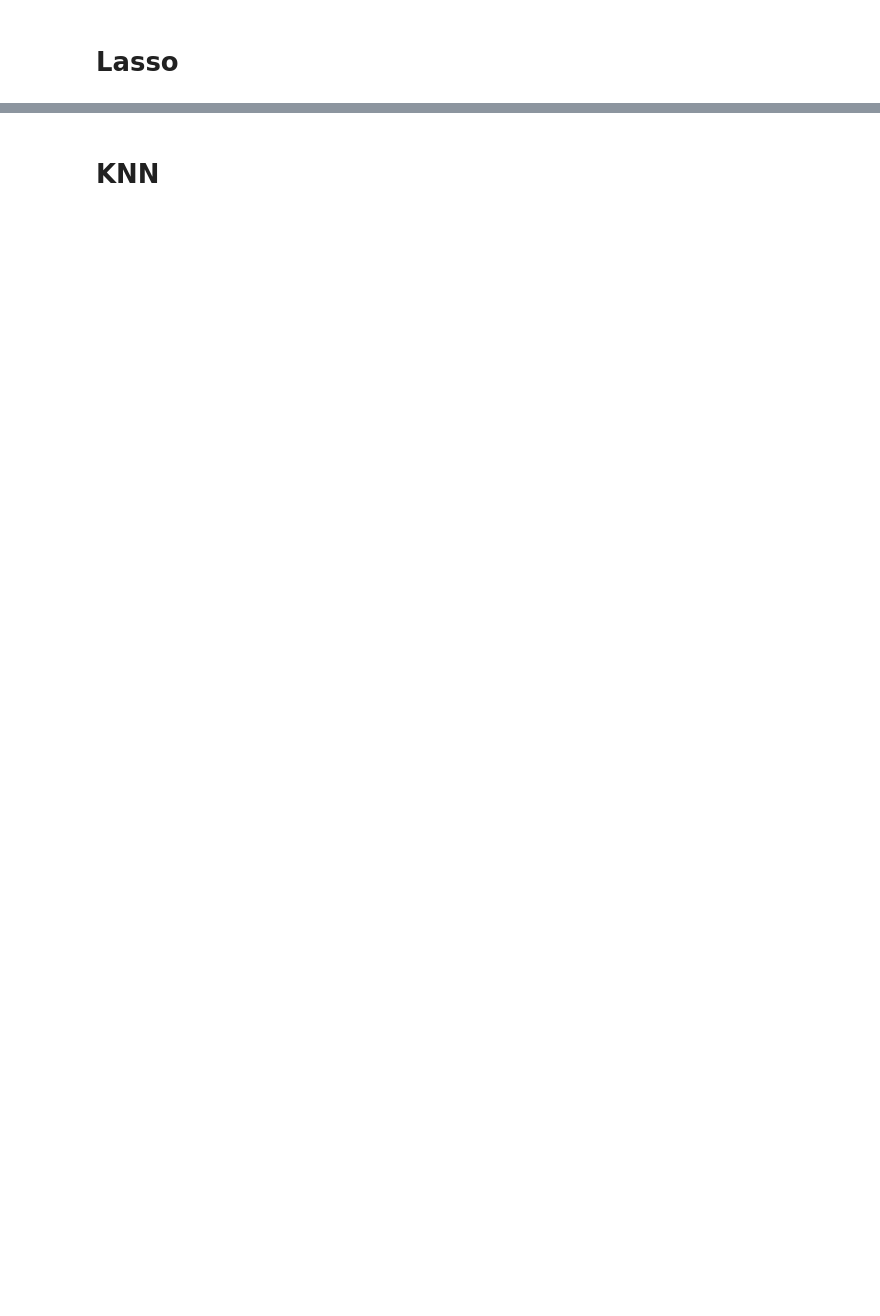
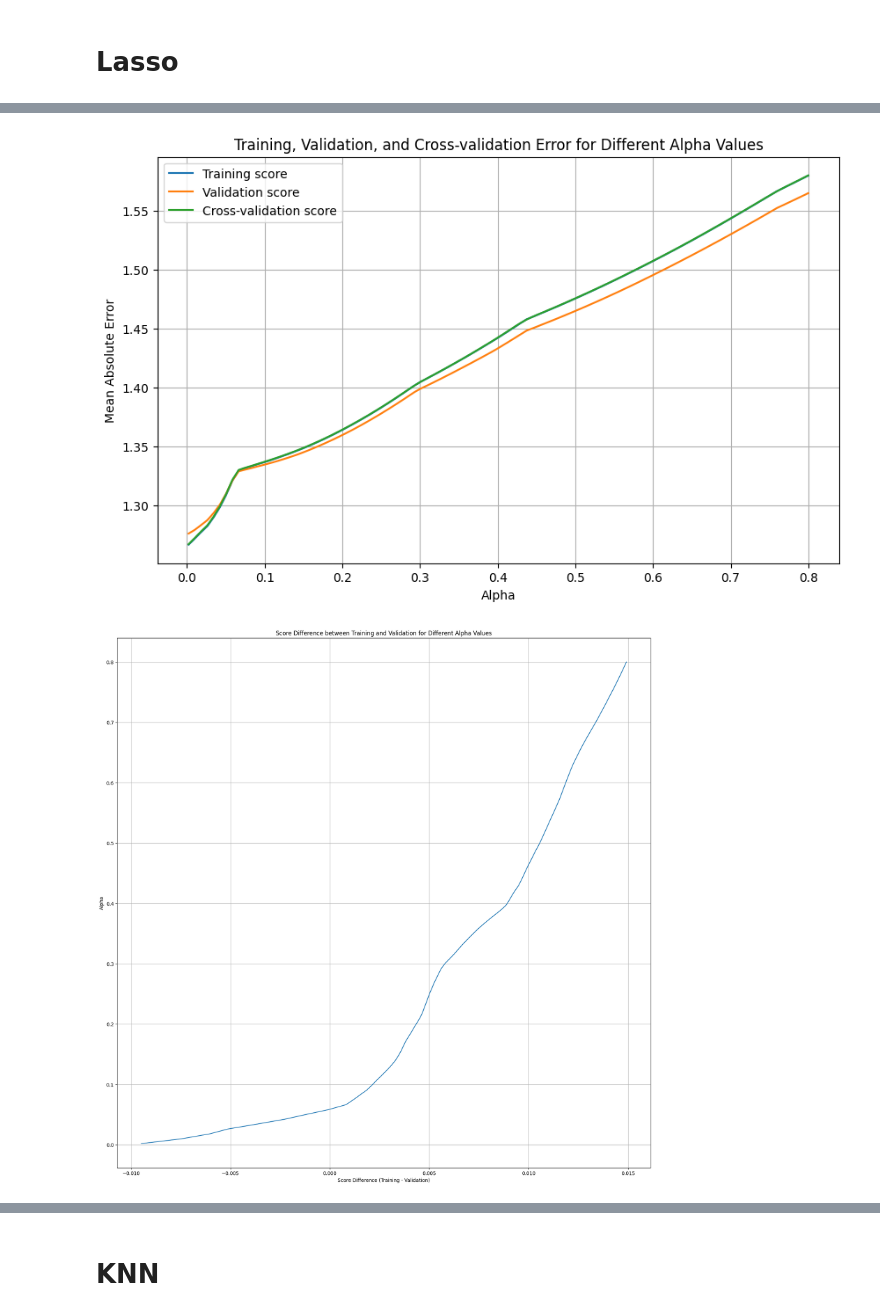
Before and after one commit to JMViJi/Regression-with-a-Crab-Age-Dataset, a Jupyter notebook: CrabAgeCompetition.ipynb, the cells around one changed output, grey strips where cells are left out. Cells and saved outputs as stored; diff of their text form; code cells hidden in the pictures; blank space fills up the shorter version.

Commit message:
Improved models (Exc. XGBoost)

```diff
--- a/CrabAgeCompetition.ipynb
+++ b/CrabAgeCompetition.ipynb
@@ -388,0 +410,7 @@ Best: -1.446574 using {'alpha': 0.1}
+# %%
+# Standardization of the data
+from sklearn.preprocessing import StandardScaler
+scaler = StandardScaler()
+X_train_Modelling_Lasso = scaler.fit_transform(X_train_Modelling_MC)
+# %%
+X_train_Modelling_Lasso = pd.DataFrame(X_train_Modelling_Lasso, columns=X_train_Modelling_MC.columns)
@@ -388,0 +460,24 @@ Best: -1.446574 using {'alpha': 0.1}
+# %%
+
+# Plot the scores
+plt.figure(figsize=(10,6))
+plt.plot(alphas, train_scores, label='Training score')
+plt.plot(alphas, val_scores, label='Validation score')
+plt.plot(alphas, cv_scores, label='Cross-validation score')
+plt.xlabel('Alpha')
+plt.ylabel('Mean Absolute Error')
+plt.title('Training, Validation, and Cross-validation Error for Different Alpha Values')
+plt.legend()
+plt.grid()
+plt.show()
+
+# Plot the score difference
+plt.plot(score_diff, alphas)
+plt.ylabel('Alpha')
+plt.xlabel('Score Difference (Training - Validation)')
+plt.title('Score Difference between Training and Validation for Different Alpha Values')
+plt.grid()
+plt.show()
+# %% [output]
+[figure, added]
+[figure, added]
```
Also changed, not shown: parts of 73 cells of this notebook.
